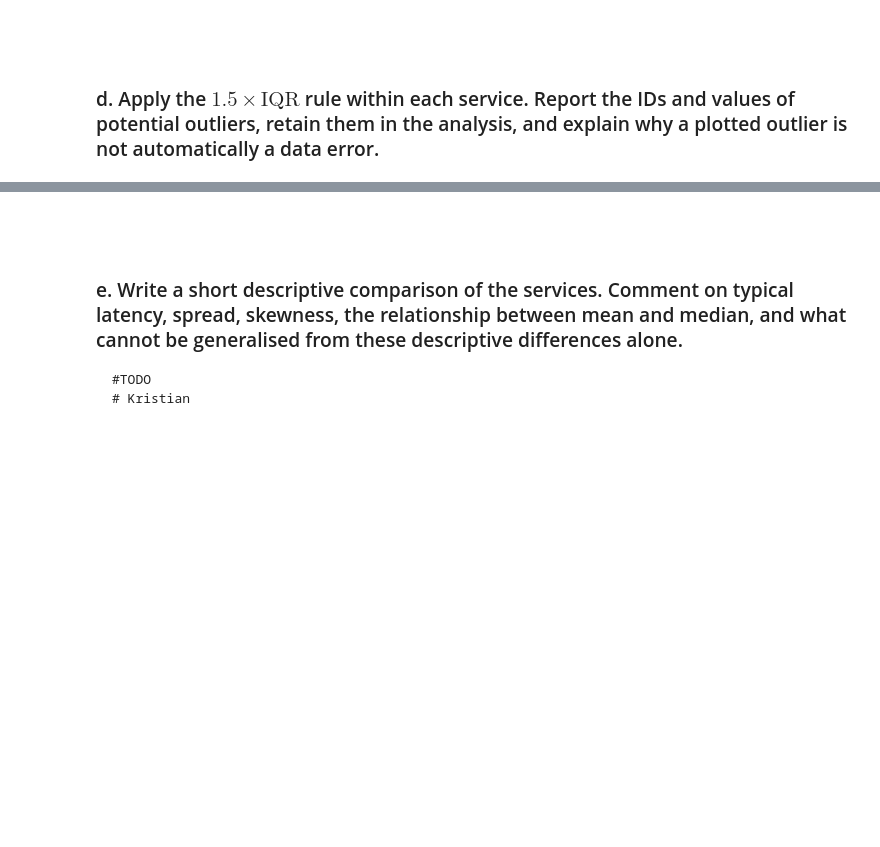
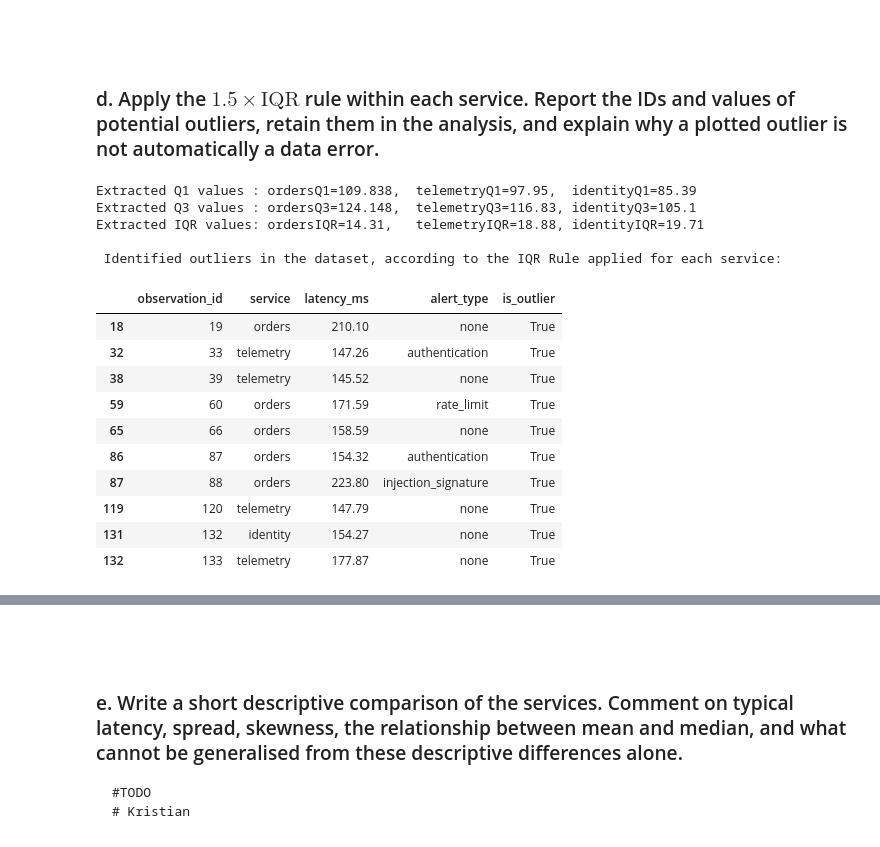
Before and after one commit to Dogmeat2000/sta1, a Jupyter notebook: assignment1/assignment1.ipynb, the cells around one changed output, grey strips where cells are left out. Saved outputs shown, nothing was run; the diff lists cells and outputs as text; code cells hidden in the pictures; blank space fills up the shorter version.

Commit message:
docs(assignment1-1d): Added solution to part 1d

```diff
--- a/assignment1/assignment1.ipynb
+++ b/assignment1/assignment1.ipynb
@@ -286,3 +276,61 @@ plt.show()
 ### d. Apply the $1.5 \times \mathrm{IQR}$ rule within each service. Report the IDs and values of potential outliers, retain them in the analysis, and explain why a plotted outlier is not automatically a data error.
 # %%
 # TODO: Kristian
+# All latency stats were computed in 1b. We will re-use those computed stats here:
+
+# Isolate the IQRs for each service
+orders_service_IQR = all_latency_stats.loc['orders', 'IQR']
+orders_service_Q1 = all_latency_stats.loc['orders', 'Q_1 (25%)']
+orders_service_Q3 = all_latency_stats.loc['orders', 'Q_3 (75%)']
+
+telemetry_service_IQR = all_latency_stats.loc['telemetry', 'IQR']
+telemetry_service_Q1 = all_latency_stats.loc['telemetry', 'Q_1 (25%)']
+telemetry_service_Q3 = all_latency_stats.loc['telemetry', 'Q_3 (75%)']
+
+identity_service_IQR = all_latency_stats.loc['identity', 'IQR']
+identity_service_Q1 = all_latency_stats.loc['identity', 'Q_1 (25%)']
+identity_service_Q3 = all_latency_stats.loc['identity', 'Q_3 (75%)']
+
+print(f"Extracted Q1 values : ordersQ1={orders_service_Q1.round(3)},  telemetryQ1={telemetry_service_Q1.round(3)},  identityQ1={identity_service_Q1.round(3)}")
+print(f"Extracted Q3 values : ordersQ3={orders_service_Q3.round(3)},  telemetryQ3={telemetry_service_Q3.round(3)}, identityQ3={identity_service_Q3.round(3)}")
+print(f"Extracted IQR values: ordersIQR={orders_service_IQR.round(3)},   telemetryIQR={telemetry_service_IQR.round(3)}, identityIQR={identity_service_IQR.round(3)}")
+
+# Iterate through all digital services data entries and flag any outliers, according to the IQR that applies for each service.
+# IQR Rule: Lower fence: Q1 - 1.5 x IQR                 Upper fence: Q3 + 1.5 x IQR
+digitalServicesData_withOutliersFlagged = digitalServicesData_unmodified.copy().assign(is_outlier=False)
+for index, row in digitalServicesData_withOutliersFlagged.iterrows():
+    if row['service'] == 'orders':
+        digitalServicesData_withOutliersFlagged.at[index, 'is_outlier'] = (
+                row['latency_ms'] < (orders_service_Q1 - 1.5 * orders_service_IQR) or
+                row['latency_ms'] > (orders_service_Q3 + 1.5 * orders_service_IQR)
+        )
+    elif row['service'] == 'telemetry':
+                digitalServicesData_withOutliersFlagged.at[index, 'is_outlier'] = (
+                row['latency_ms'] < (telemetry_service_Q1 - 1.5 * telemetry_service_IQR) or
+                row['latency_ms'] > (telemetry_service_Q3 + 1.5 * telemetry_service_IQR)
+        )
+    elif row['service'] == 'identity':
+        digitalServicesData_withOutliersFlagged.at[index, 'is_outlier'] = (
+        row['latency_ms'] < (identity_service_Q1 - 1.5 * identity_service_IQR) or
+        row['latency_ms'] > (identity_service_Q3 + 1.5 * identity_service_IQR)
+        )
+
+print("\n\033[1m Identified outliers in the dataset, according to the IQR Rule applied for each service: \033[0m")
+display(digitalServicesData_withOutliersFlagged[digitalServicesData_withOutliersFlagged['is_outlier']])
+# %% [output]
+Extracted Q1 values : ordersQ1=109.838,  telemetryQ1=97.95,  identityQ1=85.39
+Extracted Q3 values : ordersQ3=124.148,  telemetryQ3=116.83, identityQ3=105.1
+Extracted IQR values: ordersIQR=14.31,   telemetryIQR=18.88, identityIQR=19.71
+
+ Identified outliers in the dataset, according to the IQR Rule applied for each service:
+|  | observation_id | service | latency_ms | alert_type | is_outlier |
+| 18 | 19 | orders | 210.10 | none | True |
+| 32 | 33 | telemetry | 147.26 | authentication | True |
+| 38 | 39 | telemetry | 145.52 | none | True |
+| 59 | 60 | orders | 171.59 | rate_limit | True |
+| 65 | 66 | orders | 158.59 | none | True |
+| 86 | 87 | orders | 154.32 | authentication | True |
+| 87 | 88 | orders | 223.80 | injection_signature | True |
+| 119 | 120 | telemetry | 147.79 | none | True |
+| 131 | 132 | identity | 154.27 | none | True |
+| 132 | 133 | telemetry | 177.87 | none | True |
```
Also changed, not shown: parts of 8 cells of this notebook.
